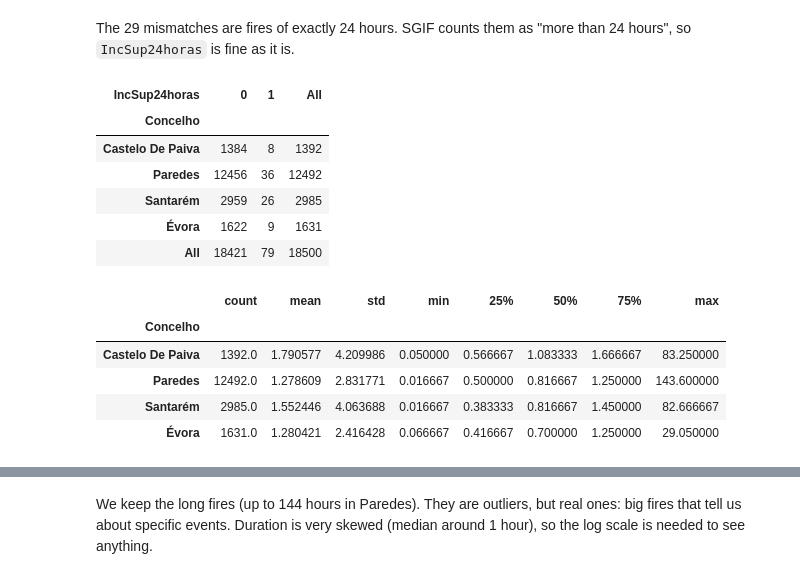
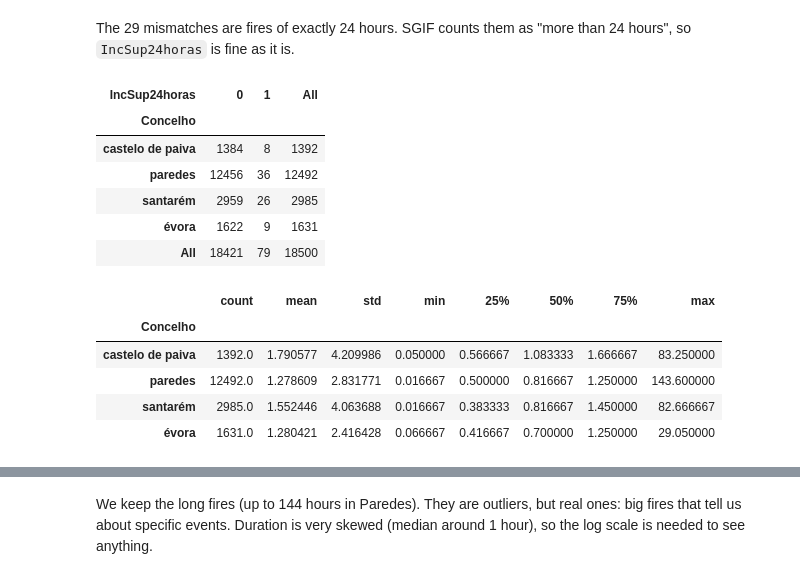
Before and after one commit to KevinSalgado/Statistics_Project, a Jupyter notebook: Data_Preparation_and_Visualization.ipynb, the cells around one changed output, grey strips where cells are left out. Cells and saved outputs as stored; diff of their text form; code cells hidden in the pictures.

```diff
--- a/Data_Preparation_and_Visualization.ipynb
+++ b/Data_Preparation_and_Visualization.ipynb
@@ -227,8 +209,0 @@ no Concelho: 1
-# %%
-# same municipality written with different case: "Castelo de Paiva" / "Castelo De Paiva", "ODIVELAS" / "Odivelas"
-print("names before:", data["Concelho"].nunique())
-data["Concelho"] = data["Concelho"].str.title()
-print("names after: ", data["Concelho"].nunique())
-
-MUNICIPALITIES = [m.title() for m in MUNICIPALITIES]
-data.loc[data["Concelho"].isin(MUNICIPALITIES), "Concelho"].value_counts()
@@ -266,0 +296,8 @@ dtype: object
+# %%
+# same case for every municipality: "Castelo de Paiva" / "Castelo De Paiva", "ODIVELAS" / "Odivelas"
+print("names before:", data["Concelho"].nunique())
+data["Concelho"] = data["Concelho"].str.lower()
+print("names after: ", data["Concelho"].nunique())
+
+MUNICIPALITIES = [m.lower() for m in MUNICIPALITIES]
+data.loc[data["Concelho"].isin(MUNICIPALITIES), "Concelho"].value_counts()
@@ -337,11 +487,6 @@ For question 1 we keep only the fires with cause `Negligente` or `Intencional`.
 # %%
 print("missing duration:", data["Duracao_Horas"].isna().sum())
 print("duration = 0:    ", (data["Duracao_Horas"] == 0).sum())
-
-# a fire can't be put out the same minute it is reported, and without duration we can't use it
-before = len(data)
-data = data[data["Duracao_Horas"] > 0]
-print("rows removed:", before - len(data), "of", before)
 # %% [output]
 missing duration: 513
 duration = 0:     636
@@ -356,27 +502,28 @@ mismatches with >= 24: 0
 # %% [markdown]
 The 29 mismatches are fires of exactly 24 hours. SGIF counts them as "more than 24 hours", so `IncSup24horas` is fine as it is.
 # %%
-q24 = data[data["Concelho"].isin(MUNICIPALITIES)].copy()
+# the four municipalities, only fires with a real duration (not missing and not 0)
+q24 = data[data["Concelho"].isin(MUNICIPALITIES) & (data["Duracao_Horas"] > 0)].copy()
 q24["Concelho"] = q24["Concelho"].cat.remove_unused_categories()
 
 pd.crosstab(q24["Concelho"], q24["IncSup24horas"], margins=True)
 # %% [output]
 | IncSup24horas | 0 | 1 | All |
 | Concelho |  |  |  |
-| Castelo De Paiva | 1384 | 8 | 1392 |
-| Paredes | 12456 | 36 | 12492 |
-| Santarém | 2959 | 26 | 2985 |
-| Évora | 1622 | 9 | 1631 |
+| castelo de paiva | 1384 | 8 | 1392 |
+| paredes | 12456 | 36 | 12492 |
+| santarém | 2959 | 26 | 2985 |
+| évora | 1622 | 9 | 1631 |
 | All | 18421 | 79 | 18500 |
 # %%
 q24.groupby("Concelho")["Duracao_Horas"].describe()
 # %% [output]
 |  | count | mean | std | min | 25% | 50% | 75% | max |
 | Concelho |  |  |  |  |  |  |  |  |
-| Castelo De Paiva | 1392.0 | 1.790577 | 4.209986 | 0.050000 | 0.566667 | 1.083333 | 1.666667 | 83.250000 |
-| Paredes | 12492.0 | 1.278609 | 2.831771 | 0.016667 | 0.500000 | 0.816667 | 1.250000 | 143.600000 |
-| Santarém | 2985.0 | 1.552446 | 4.063688 | 0.016667 | 0.383333 | 0.816667 | 1.450000 | 82.666667 |
-| Évora | 1631.0 | 1.280421 | 2.416428 | 0.066667 | 0.416667 | 0.700000 | 1.250000 | 29.050000 |
+| castelo de paiva | 1392.0 | 1.790577 | 4.209986 | 0.050000 | 0.566667 | 1.083333 | 1.666667 | 83.250000 |
+| paredes | 12492.0 | 1.278609 | 2.831771 | 0.016667 | 0.500000 | 0.816667 | 1.250000 | 143.600000 |
+| santarém | 2985.0 | 1.552446 | 4.063688 | 0.016667 | 0.383333 | 0.816667 | 1.450000 | 82.666667 |
+| évora | 1631.0 | 1.280421 | 2.416428 | 0.066667 | 0.416667 | 0.700000 | 1.250000 | 29.050000 |
 # %%
 fig, ax = plt.subplots()
 q24.boxplot(column="Duracao_Horas", by="Concelho", ax=ax)
```
Also changed, not shown: parts of 69 cells of this notebook, 5 other files.
